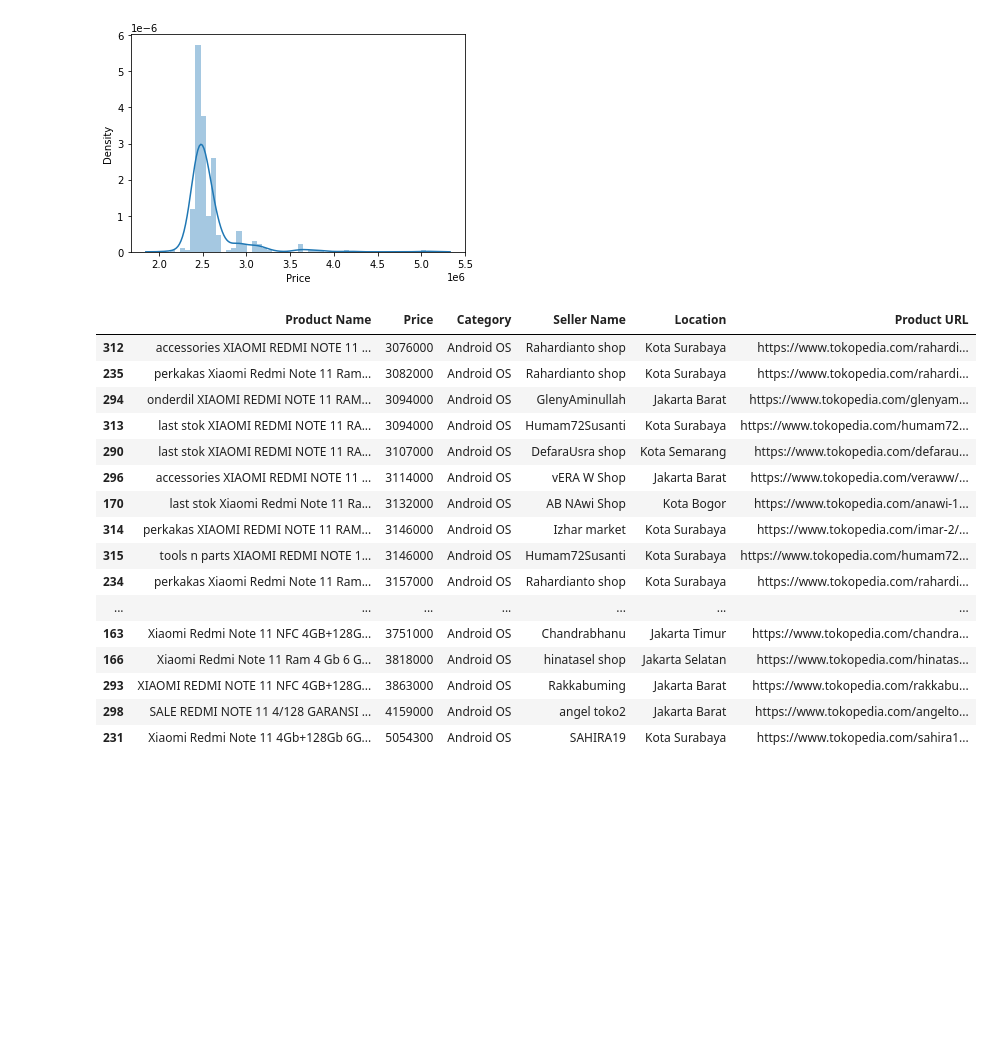
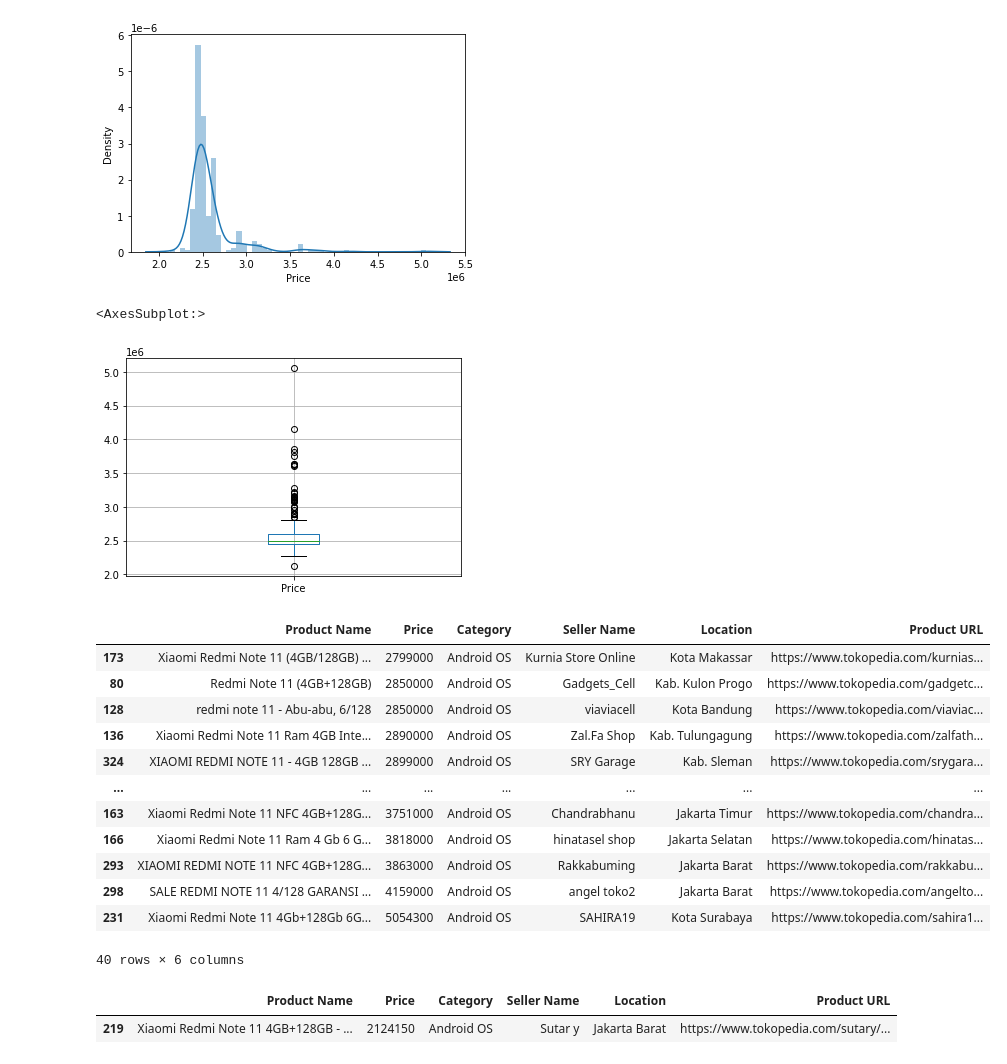
Before and after one commit to prasetyatf/EDA_RedmiNote11_tokped, a Jupyter notebook: analisis-renote11-4gb.ipynb, the cells around one changed output. Saved outputs shown, nothing was run; the diff lists cells and outputs as text; code cells hidden in the pictures; blank space fills up the shorter version.

Commit message:
menambahkan boxplot

```diff
--- a/analisis-renote11-4gb.ipynb
+++ b/analisis-renote11-4gb.ipynb
@@ -10,7 +10,7 @@ df6 = pd.read_csv("D:\Data Scrape Renote11\dataset-renot11\enam.csv")
 # %%
 df = pd.concat([df1, df2, df3, df4, df5, df6])
 # %%
-pd.options.display.max_rows=1000 #mengubah setingan default max rows
+pd.options.display.max_rows=10 #mengubah setingan default max rows, sesuaikan dg kebutuhan
 pd.options.display.max_colwidth=1000
 df #cek data per baris 60, apa ada masalah header
 # %% [output]
@@ -156,7 +172,7 @@ df_pro1
 df_filtered = df_filtered.drop([119]) #Xiaomi Redmi Note 11 Pro 8GB + 128GB Garansi Resmi Xiaomi Indonesia - Polar White
 df_filtered = df_filtered.drop([164]) #Xiaomi Redmi Note 11 Pro Ram 8/128GB
 
-pd.options.display.max_rows=400
+pd.options.display.max_rows=10
 df_filtered
 # %% [output]
 |  | Product Name | Price | Category | Seller Name | Location | Product URL |
@@ -208,29 +220,30 @@ sns.distplot(df_filtered['Price'])
 # %% [output]
 <AxesSubplot:xlabel='Price', ylabel='Density'>
 [figure]
+# %%
+df_filtered.boxplot(column=['Price'], grid=True)
+# %% [output]
+<AxesSubplot:>
+[figure, added]
 # %%
-# dari gambar dist. frek. terlihat terdapat outlier
-# jika dilihat dengan data harga yang sudah diurutkan di atas, terlihat bahwa beberapa outlier(right tail) memeiliki nama yang membingungkan
-# melihat tail kanan
-pd.options.display.max_rows=100
-df_right_tail = df_filtered.loc[df_filtered['Price']>3000000, ['Product Name', 'Price', 'Category', 'Seller Name', 'Location', 'Product URL']]
+# dari gambar boxplot terlihat terdapat outlier
+# melihat beberapa produk outlier harga tinggi
+
+pd.options.display.max_rows=10
+df_right_tail = df_filtered.loc[df_filtered['Price']>2750000, ['Product Name', 'Price', 'Category', 'Seller Name', 'Location', 'Product URL']]
 df_right_tail.sort_values(by=['Price'], axis=0, ascending=True)
 # %% [output]
 |  | Product Name | Price | Category | Seller Name | Location | Product URL |
-| 312 | accessories XIAOMI REDMI NOTE 11 ... | 3076000 | Android OS | Rahardianto shop | Kota Surabaya | https://www.tokopedia.com/rahardi... |
-| 235 | perkakas Xiaomi Redmi Note 11 Ram... | 3082000 | Android OS | Rahardianto shop | Kota Surabaya | https://www.tokopedia.com/rahardi... |
-| 294 | onderdil XIAOMI REDMI NOTE 11 RAM... | 3094000 | Android OS | GlenyAminullah | Jakarta Barat | https://www.tokopedia.com/glenyam... |
-| 313 | last stok XIAOMI REDMI NOTE 11 RA... | 3094000 | Android OS | Humam72Susanti | Kota Surabaya | https://www.tokopedia.com/humam72... |
-| 290 | last stok XIAOMI REDMI NOTE 11 RA... | 3107000 | Android OS | DefaraUsra shop | Kota Semarang | https://www.tokopedia.com/defarau... |
-| 296 | accessories XIAOMI REDMI NOTE 11 ... | 3114000 | Android OS | vERA W Shop | Jakarta Barat | https://www.tokopedia.com/veraww/... |
-| 170 | last stok Xiaomi Redmi Note 11 Ra... | 3132000 | Android OS | AB NAwi Shop | Kota Bogor | https://www.tokopedia.com/anawi-1... |
-| 314 | perkakas XIAOMI REDMI NOTE 11 RAM... | 3146000 | Android OS | Izhar market | Kota Surabaya | https://www.tokopedia.com/imar-2/... |
-| 315 | tools n parts XIAOMI REDMI NOTE 1... | 3146000 | Android OS | Humam72Susanti | Kota Surabaya | https://www.tokopedia.com/humam72... |
-| 234 | perkakas Xiaomi Redmi Note 11 Ram... | 3157000 | Android OS | Rahardianto shop | Kota Surabaya | https://www.tokopedia.com/rahardi... |
+| 173 | Xiaomi Redmi Note 11 (4GB/128GB) ... | 2799000 | Android OS | Kurnia Store Online | Kota Makassar | https://www.tokopedia.com/kurnias... |
+| 80 | Redmi Note 11 (4GB+128GB) | 2850000 | Android OS | Gadgets_Cell | Kab. Kulon Progo | https://www.tokopedia.com/gadgetc... |
+| 128 | redmi note 11 - Abu-abu, 6/128 | 2850000 | Android OS | viaviacell | Kota Bandung | https://www.tokopedia.com/viaviac... |
+| 136 | Xiaomi Redmi Note 11 Ram 4GB Inte... | 2890000 | Android OS | Zal.Fa Shop | Kab. Tulungagung | https://www.tokopedia.com/zalfath... |
+| 324 | XIAOMI REDMI NOTE 11 - 4GB 128GB ... | 2899000 | Android OS | SRY Garage | Kab. Sleman | https://www.tokopedia.com/srygara... |
 | ... | ... | ... | ... | ... | ... | ... |
 | 163 | Xiaomi Redmi Note 11 NFC 4GB+128G... | 3751000 | Android OS | Chandrabhanu | Jakarta Timur | https://www.tokopedia.com/chandra... |
 | 166 | Xiaomi Redmi Note 11 Ram 4 Gb 6 G... | 3818000 | Android OS | hinatasel shop | Jakarta Selatan | https://www.tokopedia.com/hinatas... |
 | 293 | XIAOMI REDMI NOTE 11 NFC 4GB+128G... | 3863000 | Android OS | Rakkabuming | Jakarta Barat | https://www.tokopedia.com/rakkabu... |
 | 298 | SALE REDMI NOTE 11 4/128 GARANSI ... | 4159000 | Android OS | angel toko2 | Jakarta Barat | https://www.tokopedia.com/angelto... |
 | 231 | Xiaomi Redmi Note 11 4Gb+128Gb 6G... | 5054300 | Android OS | SAHIRA19 | Kota Surabaya | https://www.tokopedia.com/sahira1... |
+40 rows × 6 columns
 # %%
@@ -237,0 +253,8 @@ df_right_tail.sort_values(by=['Price'], axis=0, ascending=True)
+# %%
+# melihat beberapa produk outlier harga rendah
+
+df_right_tail = df_filtered.loc[df_filtered['Price']<2250000, ['Product Name', 'Price', 'Category', 'Seller Name', 'Location', 'Product URL']]
+df_right_tail.sort_values(by=['Price'], axis=0, ascending=True)
+# %% [output]
+|  | Product Name | Price | Category | Seller Name | Location | Product URL |
+| 219 | Xiaomi Redmi Note 11 4GB+128GB - ... | 2124150 | Android OS | Sutar y | Jakarta Barat | https://www.tokopedia.com/sutary/... |
```
Also changed, not shown: parts of 9 cells of this notebook.
